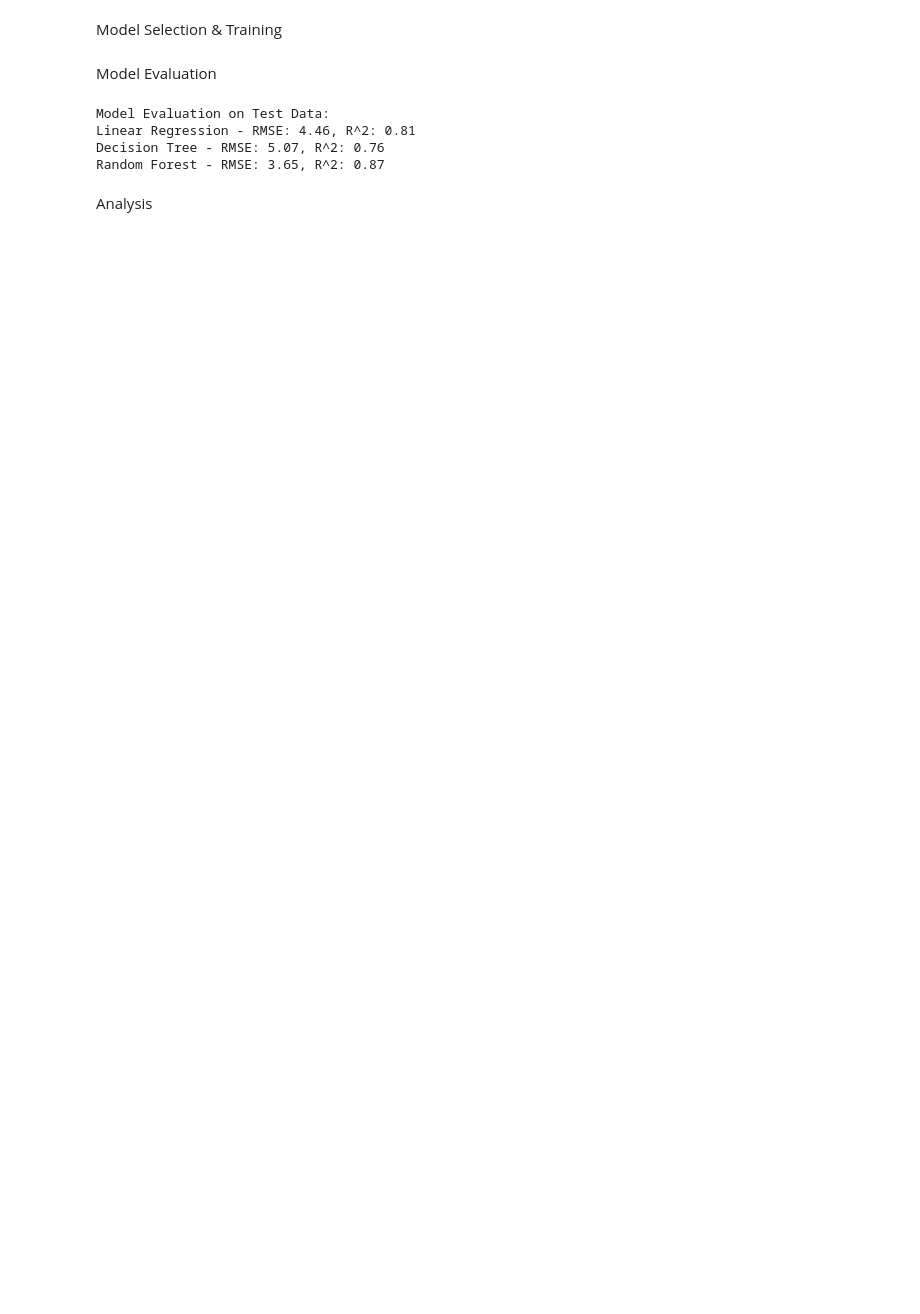
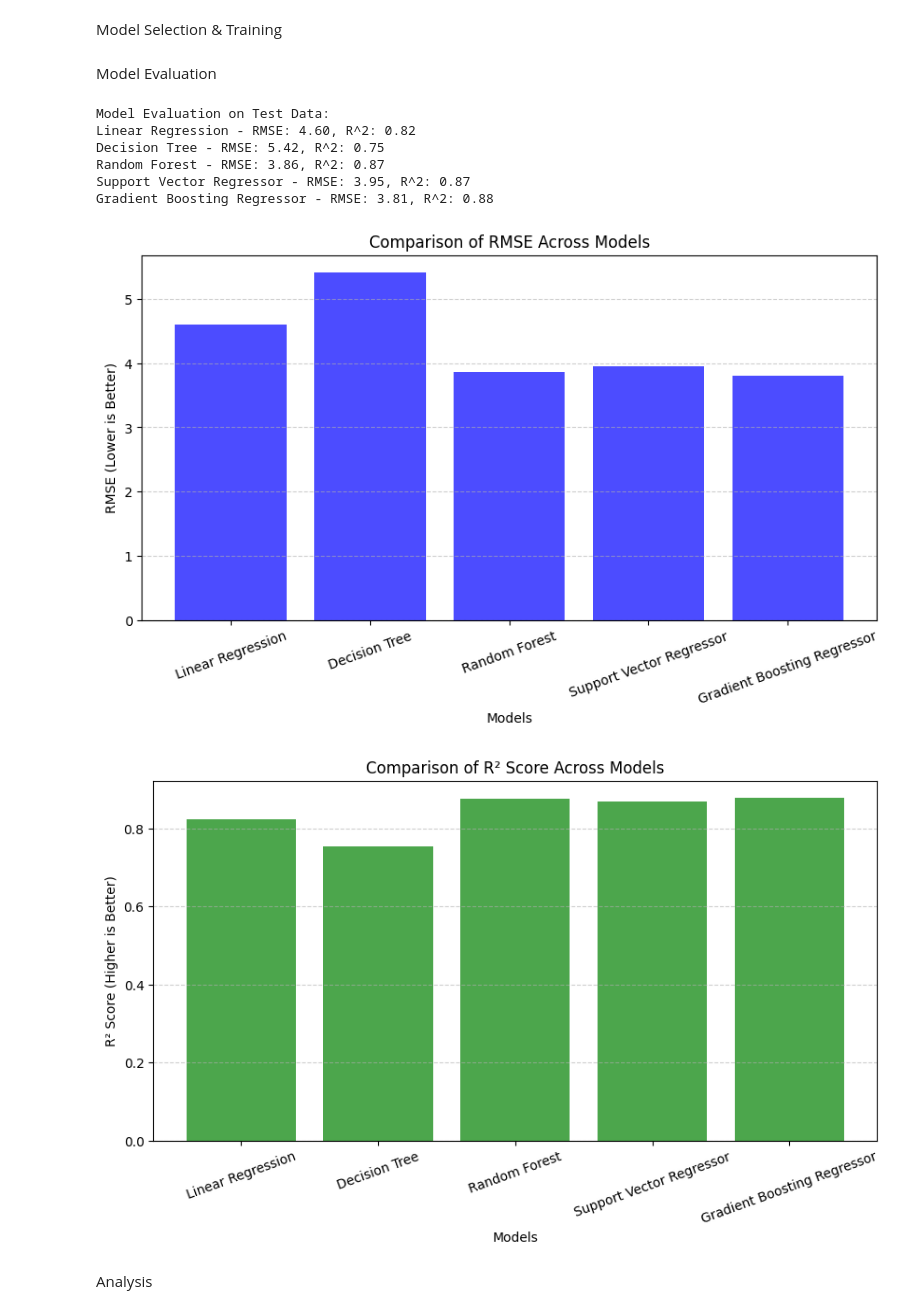
Before and after one commit to ChinmayVar/stats140_finalproj, a Jupyter notebook: player_utilization_analysis.ipynb, the cells around one changed output. Saved outputs shown, nothing was run; the diff lists cells and outputs as text; code cells hidden in the pictures; blank space fills up the shorter version.

```diff
--- a/player_utilization_analysis.ipynb
+++ b/player_utilization_analysis.ipynb
@@ -133,21 +144,55 @@ y_pred_rf = rf.predict(X_test_scaled)
 # %% [markdown]
 Model Evaluation
 # %%
+# Model Evaluation
 def evaluate_model(name, y_true, y_pred):
     rmse = np.sqrt(mean_squared_error(y_true, y_pred))
     r2   = r2_score(y_true, y_pred)
     print(f"{name} - RMSE: {rmse:.2f}, R^2: {r2:.2f}")
+    results.append((name, rmse, r2))
 
+# Evaluate All Models
+results = []
 print("Model Evaluation on Test Data:")
 evaluate_model("Linear Regression", y_test, y_pred_lr)
 evaluate_model("Decision Tree", y_test, y_pred_dt)
 evaluate_model("Random Forest", y_test, y_pred_rf)
+evaluate_model("Support Vector Regressor", y_test, y_pred_svr)
+evaluate_model("Gradient Boosting Regressor", y_test, y_pred_gbr)
 print("\n")
 # %% [output]
 Model Evaluation on Test Data:
-Linear Regression - RMSE: 4.46, R^2: 0.81
-Decision Tree - RMSE: 5.07, R^2: 0.76
-Random Forest - RMSE: 3.65, R^2: 0.87
+Linear Regression - RMSE: 4.60, R^2: 0.82
+Decision Tree - RMSE: 5.42, R^2: 0.75
+Random Forest - RMSE: 3.86, R^2: 0.87
+Support Vector Regressor - RMSE: 3.95, R^2: 0.87
+Gradient Boosting Regressor - RMSE: 3.81, R^2: 0.88
+# %%
+# Convert results into separate lists for plotting
+models, rmse_values, r2_values = zip(*results)
+
+# Create a bar plot for RMSE values
+plt.figure(figsize=(10, 5))
+plt.bar(models, rmse_values, color='b', alpha=0.7)
+plt.xlabel("Models")
+plt.ylabel("RMSE")
+plt.title("Comparison of RMSE Across Models")
+plt.xticks(rotation=20)
+plt.grid(axis='y', linestyle='--', alpha=0.6)
+plt.show()
+
+# Create a bar plot for R² values
+plt.figure(figsize=(10, 5))
+plt.bar(models, r2_values, color='g', alpha=0.7)
+plt.xlabel("Models")
+plt.ylabel("R² Score")
+plt.title("Comparison of R² Score Across Models")
+plt.xticks(rotation=20)
+plt.grid(axis='y', linestyle='--', alpha=0.6)
+plt.show()
+# %% [output]
+[figure, added]
+[figure, added]
 # %% [markdown]
 Analysis
 # %%
```
Also changed, not shown: parts of 6 cells of this notebook.
